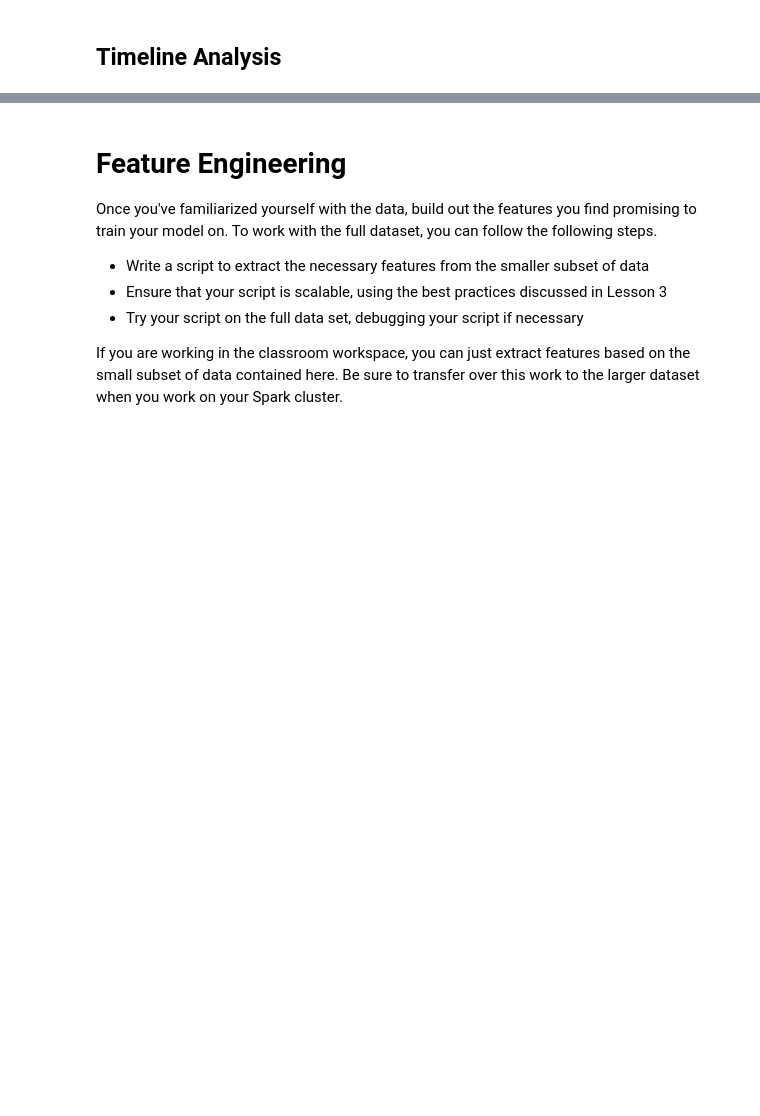
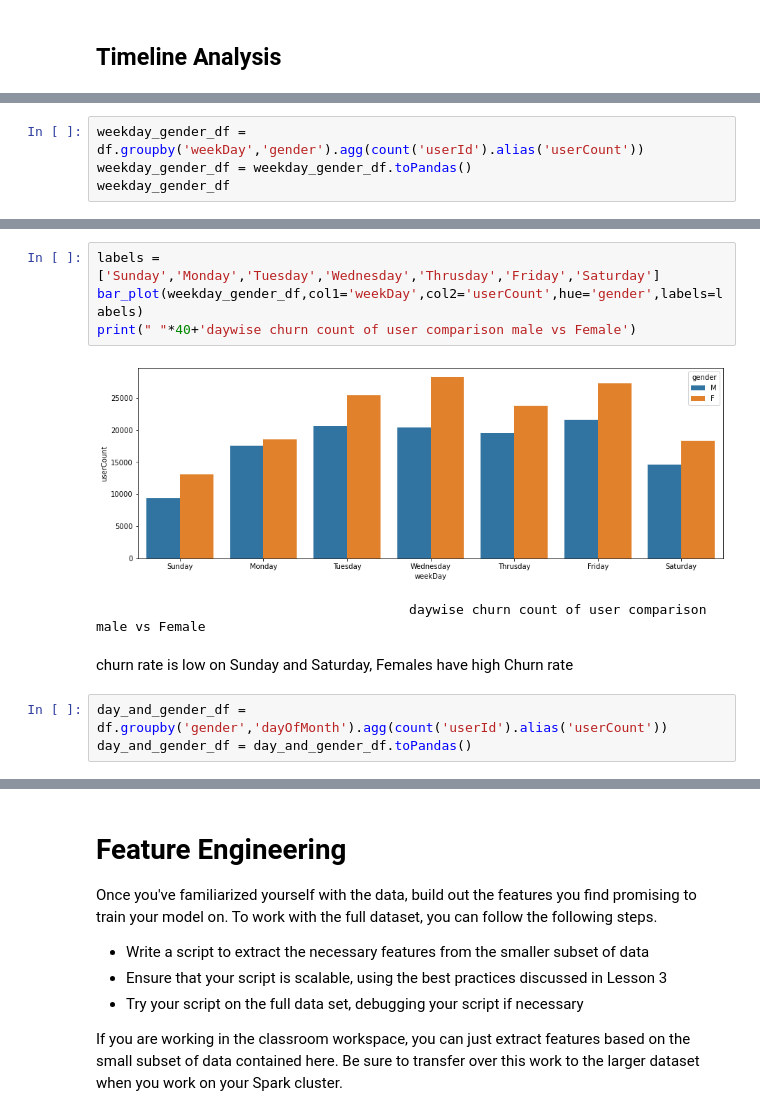
Before and after one commit to ds-praveenkumar/sparkify, a Jupyter notebook: Sparkify.ipynb, the cells around one changed output, grey strips where cells are left out. Cells and saved outputs as stored; diff of their text form; blank space fills up the shorter version.

```diff
--- a/Sparkify.ipynb
+++ b/Sparkify.ipynb
@@ -465,0 +454,4 @@ month_churn_df.show()
+# %%
+weekday_gender_df = df.groupby('weekDay','gender').agg(count('userId').alias('userCount'))
+weekday_gender_df = weekday_gender_df.toPandas()
+weekday_gender_df
@@ -465,0 +474,12 @@ month_churn_df.show()
+# %%
+labels = ['Sunday','Monday','Tuesday','Wednesday','Thrusday','Friday','Saturday']
+bar_plot(weekday_gender_df,col1='weekDay',col2='userCount',hue='gender',labels=labels)
+print(" "*40+'daywise churn count of user comparison male vs Female')
+# %% [output]
+[figure, added]
+                                        daywise churn count of user comparison male vs Female
+# %% [markdown]
+churn rate is low on Sunday and Saturday, Females have high Churn rate
+# %%
+day_and_gender_df = df.groupby('gender','dayOfMonth').agg(count('userId').alias('userCount'))
+day_and_gender_df = day_and_gender_df.toPandas()
```
Also changed, not shown: parts of 21 cells of this notebook.
